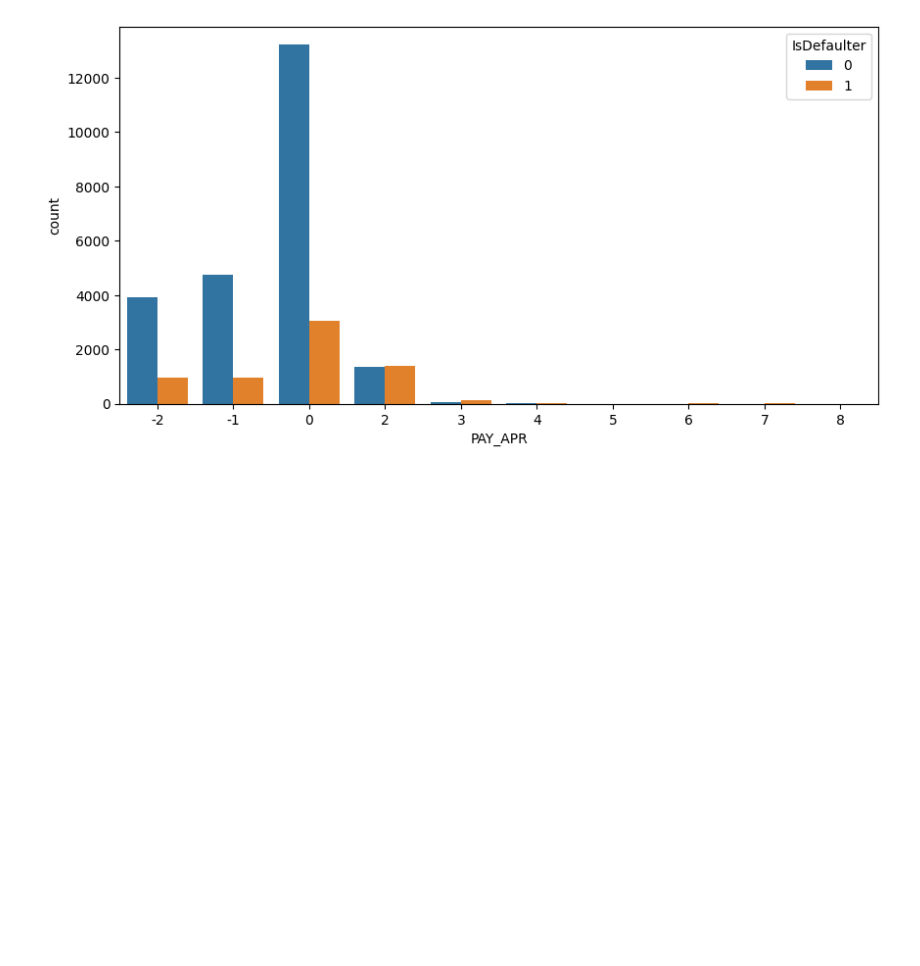
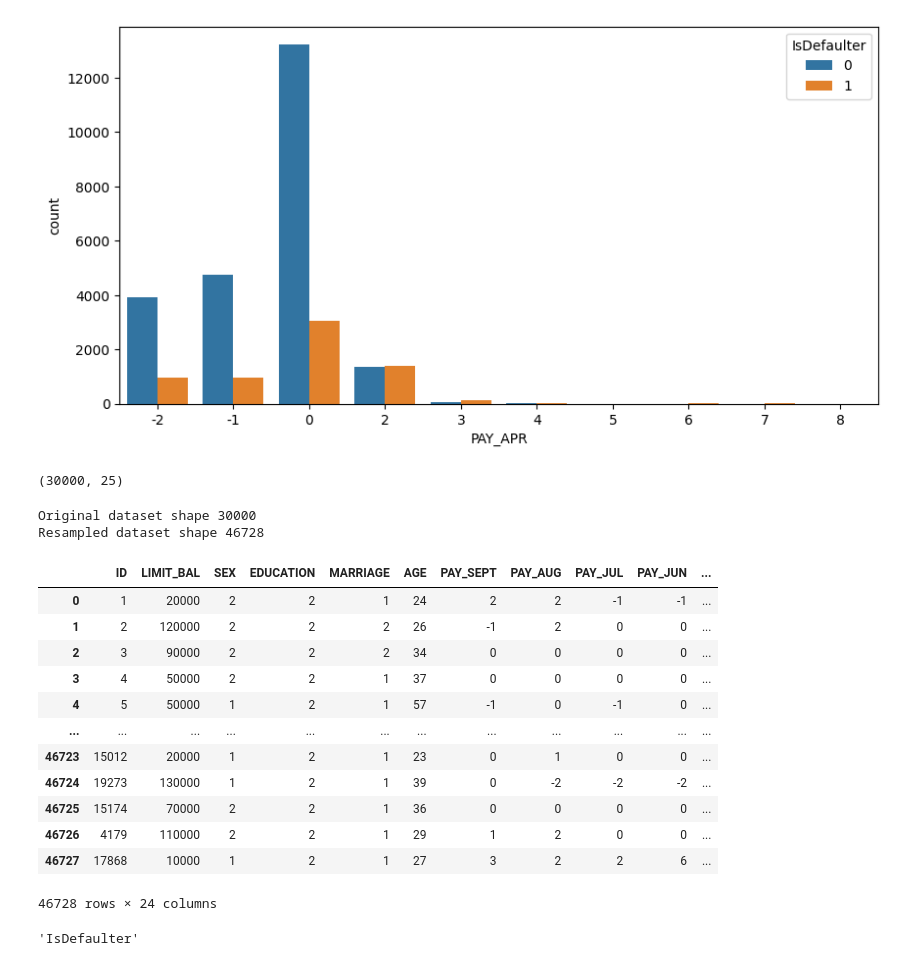
Before and after one commit to shaad4224/credit_card_default_prediction, a Jupyter notebook: Copy_of_credit_card_default_prediction.ipynb, the cells around one changed output. Drawn from its saved outputs; the diff is of its cells as text; code cells hidden in the pictures; blank space fills up the shorter version.

```diff
--- a/Copy_of_credit_card_default_prediction.ipynb
+++ b/Copy_of_credit_card_default_prediction.ipynb
@@ -285,3 +285,36 @@ for col in pay_col:
 [figure]
 [figure]
 [figure]
+# %%
+df.shape
+# %% [output]
+(30000, 25)
+# %%
+from imblearn.over_sampling import SMOTE
+
+smote = SMOTE()
+
+# fit predictor and target variable
+x_smote, y_smote = smote.fit_resample(df.iloc[:,0:-1], df['IsDefaulter'])
+
+print('Original dataset shape', len(df))
+print('Resampled dataset shape', len(y_smote))
+# %% [output]
+Original dataset shape 30000
+Resampled dataset shape 46728
+# %%
+x_smote
+# %% [output]
+|  | ID | LIMIT_BAL | SEX | EDUCATION | MARRIAGE | AGE | PAY_SEPT | PAY_AUG | PAY_JUL | PAY_JUN | ... |
+| 0 | 1 | 20000 | 2 | 2 | 1 | 24 | 2 | 2 | -1 | -1 | ... |
+| 1 | 2 | 120000 | 2 | 2 | 2 | 26 | -1 | 2 | 0 | 0 | ... |
+| 2 | 3 | 90000 | 2 | 2 | 2 | 34 | 0 | 0 | 0 | 0 | ... |
+| 3 | 4 | 50000 | 2 | 2 | 1 | 37 | 0 | 0 | 0 | 0 | ... |
+| 4 | 5 | 50000 | 1 | 2 | 1 | 57 | -1 | 0 | -1 | 0 | ... |
+| ... | ... | ... | ... | ... | ... | ... | ... | ... | ... | ... | ... |
+| 46723 | 15012 | 20000 | 1 | 2 | 1 | 23 | 0 | 1 | 0 | 0 | ... |
+| 46724 | 19273 | 130000 | 1 | 2 | 1 | 39 | 0 | -2 | -2 | -2 | ... |
+| 46725 | 15174 | 70000 | 2 | 2 | 1 | 36 | 0 | 0 | 0 | 0 | ... |
+| 46726 | 4179 | 110000 | 2 | 2 | 1 | 29 | 1 | 2 | 0 | 0 | ... |
+| 46727 | 17868 | 10000 | 1 | 2 | 1 | 27 | 3 | 2 | 2 | 6 | ... |
+46728 rows × 24 columns
@@ -287,0 +323,4 @@ for col in pay_col:
+# %%
+columns.pop()
+# %% [output]
+'IsDefaulter'
```
Also changed, not shown: parts of 8 cells of this notebook.
